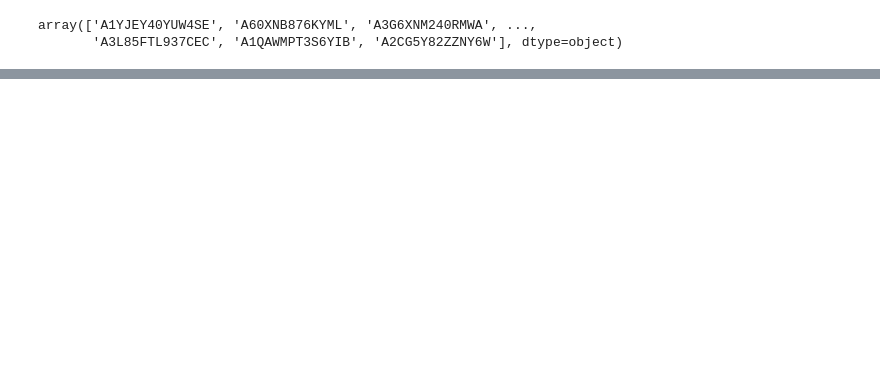
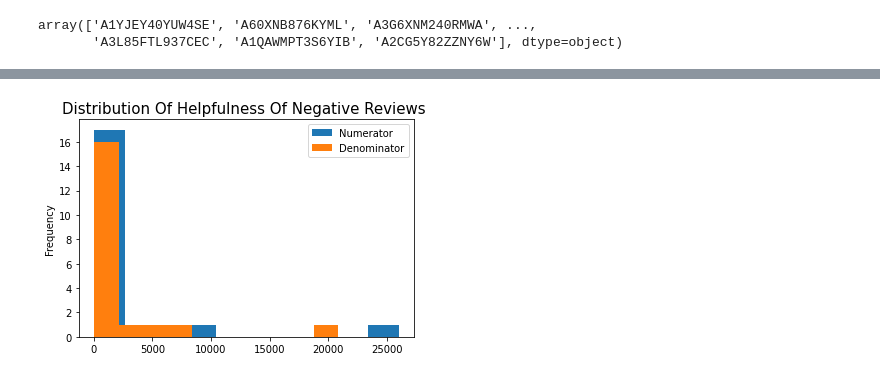
Before and after one commit to vanshika7-max/Amazon-Product-Recommendation-Engine, a Jupyter notebook: Vanshika_Raj_Product_Recommendation_Engine_Capstone_Project.ipynb, the cells around one changed output, grey strips where cells are left out. Cells and saved outputs as stored; diff of their text form; code cells hidden in the pictures; blank space fills up the shorter version.

```diff
--- a/Vanshika_Raj_Product_Recommendation_Engine_Capstone_Project.ipynb
+++ b/Vanshika_Raj_Product_Recommendation_Engine_Capstone_Project.ipynb
@@ -181,0 +340,9 @@ Number of unique products in the final data =  2826
+# %%
+# distribution of helpfulness_Numerator and helpfulness_Denominator in negative reviews
+plt.title('distribution of helpfulness of Negative Reviews '.title(),fontsize=15)
+rating_json[rating_json['target']==0]['helpfulness_Numerator'].value_counts()[:20].plot(kind='hist',label='Numerator')
+rating_json[rating_json['target']==0]['helpfulness_Denominator'].value_counts()[:20].plot(kind='hist',label='Denominator')
+plt.legend()
+plt.show()
+# %% [output]
+[figure, added]
```
Also changed, not shown: parts of 37 cells of this notebook.
